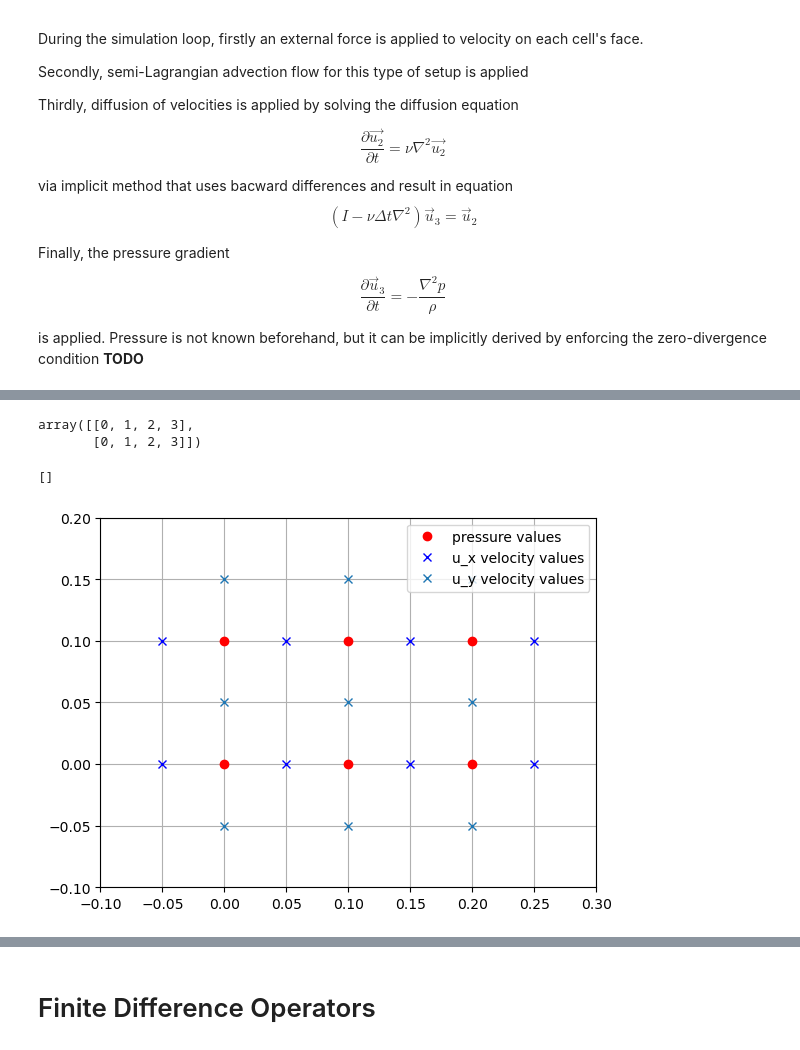
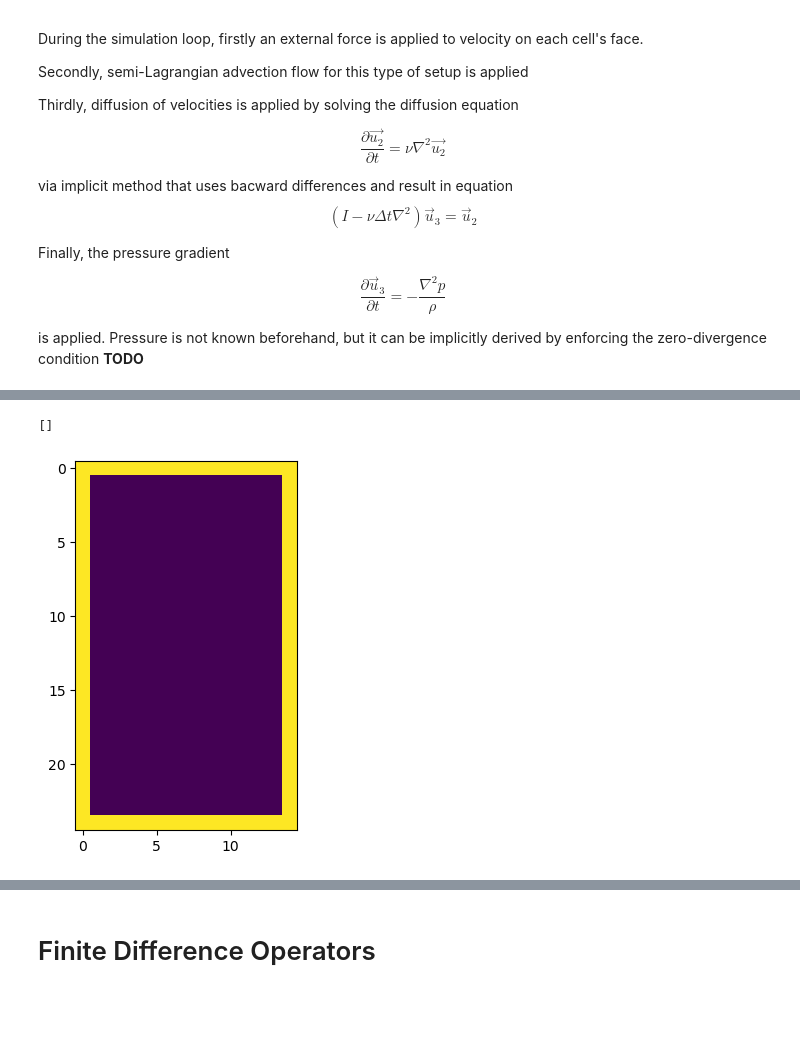
Before and after one commit to vapsik/Interactive_Fluid_Simulations, a Jupyter notebook: Prototypes/fluidsim-prototype_in_progress.ipynb, the cells around one changed output, grey strips where cells are left out. Cells and saved outputs as stored; diff of their text form; code cells hidden in the pictures; blank space fills up the shorter version.

```diff
--- a/Prototypes/fluidsim-prototype_in_progress.ipynb
+++ b/Prototypes/fluidsim-prototype_in_progress.ipynb
@@ -142,25 +185,27 @@ class FluidGridInit:
 # %%
-# discrete "infinitesimal" parameters
+# discrete "infinitesimal" parameters for spacing and time
 h = 0.1 # meters
 dt = 0.01 # seconds
 
-N_x = N_y = 100 #
-N_x1 = 3
-N_y1 = 2
 
-m1_FluidGrid = FluidGridInit(3, 2, h)
+#N_x = N_y = 100 #
+#setting the discrete dimensions of the domain
+N_y1 = 25
+N_x1 = 15
 
-u_x1 = m1_FluidGrid.u_x
-u_y1 = m1_FluidGrid.u_y
+m_FluidGrid = FluidOperationsJacobi(N_x1, N_y1, h, dt)
 
-u_x_indices_x1 = m1_FluidGrid.u_x_indices_x
-u_x_indices_y1 = m1_FluidGrid.u_x_indices_y
+u_x = m_FluidGrid.u_x
+u_y = m_FluidGrid.u_y
 
-u_y_indices_x1 =  m1_FluidGrid.u_y_indices_x
-u_y_indices_y1 =  m1_FluidGrid.u_y_indices_y
+u_x_indices_x1 = m_FluidGrid.u_x_indices_x
+u_x_indices_y1 = m_FluidGrid.u_x_indices_y
 
-x_indices1 = m1_FluidGrid.x_indices
-y_indices1 = m1_FluidGrid.y_indices
+u_y_indices_x1 =  m_FluidGrid.u_y_indices_x
+u_y_indices_y1 =  m_FluidGrid.u_y_indices_y
 
-x_coords1 = m1_FluidGrid.x_coords
-y_coords1 = m1_FluidGrid.y_coords
+x_indices1 = m_FluidGrid.x_indices
+y_indices1 = m_FluidGrid.y_indices
+
+x_coords1 = m_FluidGrid.x_coords
+y_coords1 = m_FluidGrid.y_coords
@@ -266,23 +260,9 @@ u_x1_indexpairs, u_y1_indexpairs
-# %%
-u_x_indices_x1
-# %% [output]
-array([[0, 1, 2, 3],
-       [0, 1, 2, 3]])
-# %%
-plt.plot(coordpairs1.T[0],coordpairs1.T[1], 'ro', label = "pressure values")
-
-plt.plot(u_x1_indexpairs.T[0]*h-1/2 *h, u_x1_indexpairs.T[1]*h, 'bx', label = "u_x velocity values")
-
-plt.plot(u_y1_indexpairs.T[0]*h, u_y1_indexpairs.T[1]*h-1/2 *h, 'x', label = "u_y velocity values")
-
-
-plt.xlim(-h,x_coords1.max()+h)
-plt.ylim(-h,y_coords1.max()+h)
-plt.grid()
-
-plt.legend()
-
-plt.plot()
-# %% [output]
-[]
-[figure, removed]
+# %%
+m_mask = m_FluidGrid.mask
+m_FluidGrid.InitEdgeBoundaries(True,True,True,True)
+
+plt.imshow(m_mask)
+plt.plot()
+# %% [output]
+[]
+[figure, added]
```
Also changed, not shown: parts of 42 cells of this notebook, 1 other file.
